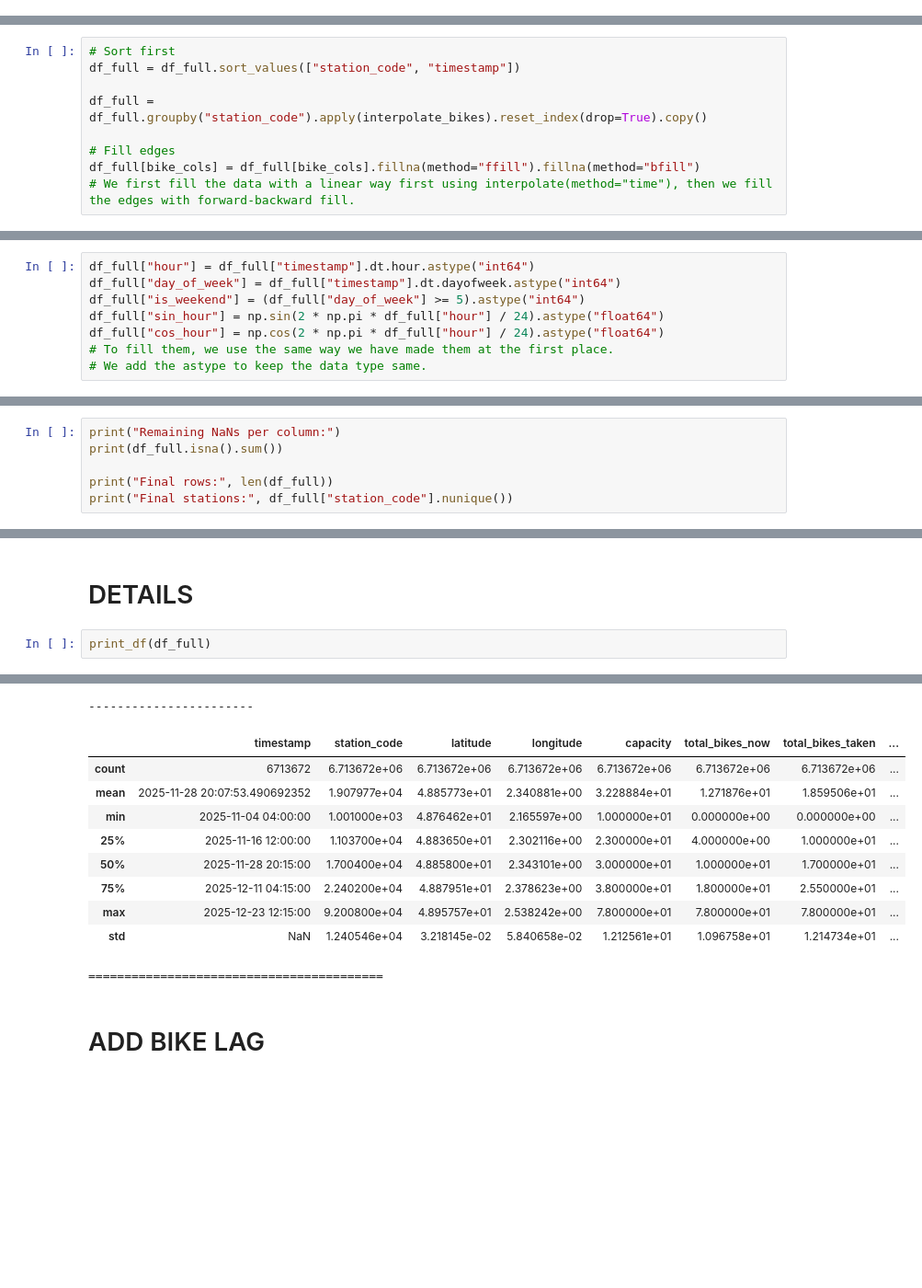
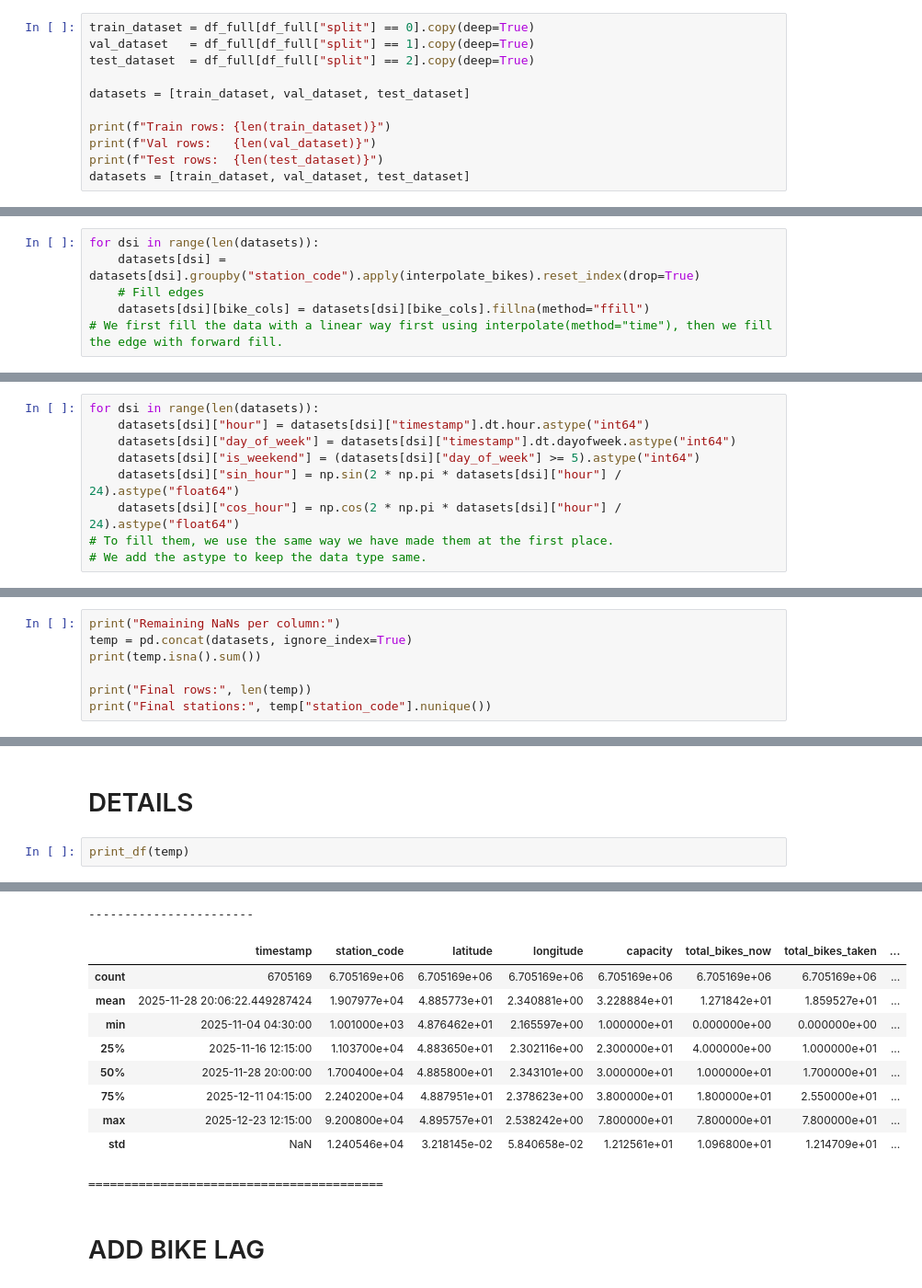
Before and after one commit to EmirhanFaruk/Projet-DALAS, a Jupyter notebook: prepare_data/prepare_data.ipynb, the cells around one changed output, grey strips where cells are left out. Shown at 92% size. Saved outputs shown, nothing was run; the diff lists cells and outputs as text; blank space fills up the shorter version.

```diff
--- a/prepare_data/prepare_data.ipynb
+++ b/prepare_data/prepare_data.ipynb
@@ -1670,0 +1696,11 @@ Added rows: 1069507
+# %%
+train_dataset = df_full[df_full["split"] == 0].copy(deep=True)
+val_dataset   = df_full[df_full["split"] == 1].copy(deep=True)
+test_dataset  = df_full[df_full["split"] == 2].copy(deep=True)
+
+datasets = [train_dataset, val_dataset, test_dataset]
+
+print(f"Train rows: {len(train_dataset)}")
+print(f"Val rows:   {len(val_dataset)}")
+print(f"Test rows:  {len(test_dataset)}")
+datasets = [train_dataset, val_dataset, test_dataset]
@@ -1749,32 +1875,31 @@ def interpolate_bikes(group):
     group[bike_cols] = group[bike_cols].interpolate(method="time")
     return group.reset_index() # To keep the dataframe same as before
 # %%
-# Sort first
-df_full = df_full.sort_values(["station_code", "timestamp"])
-
-df_full = df_full.groupby("station_code").apply(interpolate_bikes).reset_index(drop=True).copy()
-
-# Fill edges
-df_full[bike_cols] = df_full[bike_cols].fillna(method="ffill").fillna(method="bfill")
-# We first fill the data with a linear way first using interpolate(method="time"), then we fill the edges with forward-backward fill.
+for dsi in range(len(datasets)):
+    datasets[dsi] = datasets[dsi].groupby("station_code").apply(interpolate_bikes).reset_index(drop=True)
+    # Fill edges
+    datasets[dsi][bike_cols] = datasets[dsi][bike_cols].fillna(method="ffill")
+# We first fill the data with a linear way first using interpolate(method="time"), then we fill the edge with forward fill.
 # %% [markdown]
 # FILL THE REST OF THE TIME DATA
 # %%
-df_full["hour"] = df_full["timestamp"].dt.hour.astype("int64")
-df_full["day_of_week"] = df_full["timestamp"].dt.dayofweek.astype("int64")
-df_full["is_weekend"] = (df_full["day_of_week"] >= 5).astype("int64")
-df_full["sin_hour"] = np.sin(2 * np.pi * df_full["hour"] / 24).astype("float64")
-df_full["cos_hour"] = np.cos(2 * np.pi * df_full["hour"] / 24).astype("float64")
+for dsi in range(len(datasets)):
+    datasets[dsi]["hour"] = datasets[dsi]["timestamp"].dt.hour.astype("int64")
+    datasets[dsi]["day_of_week"] = datasets[dsi]["timestamp"].dt.dayofweek.astype("int64")
+    datasets[dsi]["is_weekend"] = (datasets[dsi]["day_of_week"] >= 5).astype("int64")
+    datasets[dsi]["sin_hour"] = np.sin(2 * np.pi * datasets[dsi]["hour"] / 24).astype("float64")
+    datasets[dsi]["cos_hour"] = np.cos(2 * np.pi * datasets[dsi]["hour"] / 24).astype("float64")
 # To fill them, we use the same way we have made them at the first place.
 # We add the astype to keep the data type same.
 # %% [markdown]
 # CHECK
 # %%
 print("Remaining NaNs per column:")
-print(df_full.isna().sum())
+temp = pd.concat(datasets, ignore_index=True)
+print(temp.isna().sum())
 
-print("Final rows:", len(df_full))
-print("Final stations:", df_full["station_code"].nunique())
+print("Final rows:", len(temp))
+print("Final stations:", temp["station_code"].nunique())
 # %% [output]
 Remaining NaNs per column:
 timestamp            0
@@ -1857,7 +1981,7 @@ dtype: int64
 # %% [markdown]
 # DETAILS
 # %%
-print_df(df_full)
+print_df(temp)
 # %% [output]
 =========================================
 Dataframe analysis
@@ -1892,14 +2015,14 @@ cos_hour                    float64
 dtype: object
 -----------------------
 |  | timestamp | station_code | latitude | longitude | capacity | total_bikes_now | total_bikes_taken | ... |
-| count | 6713672 | 6.713672e+06 | 6.713672e+06 | 6.713672e+06 | 6.713672e+06 | 6.713672e+06 | 6.713672e+06 | ... |
-| mean | 2025-11-28 20:07:53.490692352 | 1.907977e+04 | 4.885773e+01 | 2.340881e+00 | 3.228884e+01 | 1.271876e+01 | 1.859506e+01 | ... |
-| min | 2025-11-04 04:00:00 | 1.001000e+03 | 4.876462e+01 | 2.165597e+00 | 1.000000e+01 | 0.000000e+00 | 0.000000e+00 | ... |
-| 25% | 2025-11-16 12:00:00 | 1.103700e+04 | 4.883650e+01 | 2.302116e+00 | 2.300000e+01 | 4.000000e+00 | 1.000000e+01 | ... |
-| 50% | 2025-11-28 20:15:00 | 1.700400e+04 | 4.885800e+01 | 2.343101e+00 | 3.000000e+01 | 1.000000e+01 | 1.700000e+01 | ... |
+| count | 6705169 | 6.705169e+06 | 6.705169e+06 | 6.705169e+06 | 6.705169e+06 | 6.705169e+06 | 6.705169e+06 | ... |
+| mean | 2025-11-28 20:06:22.449287424 | 1.907977e+04 | 4.885773e+01 | 2.340881e+00 | 3.228884e+01 | 1.271842e+01 | 1.859527e+01 | ... |
+| min | 2025-11-04 04:30:00 | 1.001000e+03 | 4.876462e+01 | 2.165597e+00 | 1.000000e+01 | 0.000000e+00 | 0.000000e+00 | ... |
+| 25% | 2025-11-16 12:15:00 | 1.103700e+04 | 4.883650e+01 | 2.302116e+00 | 2.300000e+01 | 4.000000e+00 | 1.000000e+01 | ... |
+| 50% | 2025-11-28 20:00:00 | 1.700400e+04 | 4.885800e+01 | 2.343101e+00 | 3.000000e+01 | 1.000000e+01 | 1.700000e+01 | ... |
 | 75% | 2025-12-11 04:15:00 | 2.240200e+04 | 4.887951e+01 | 2.378623e+00 | 3.800000e+01 | 1.800000e+01 | 2.550000e+01 | ... |
 | max | 2025-12-23 12:15:00 | 9.200800e+04 | 4.895757e+01 | 2.538242e+00 | 7.800000e+01 | 7.800000e+01 | 7.800000e+01 | ... |
-| std | NaN | 1.240546e+04 | 3.218145e-02 | 5.840658e-02 | 1.212561e+01 | 1.096758e+01 | 1.214734e+01 | ... |
+| std | NaN | 1.240546e+04 | 3.218145e-02 | 5.840658e-02 | 1.212561e+01 | 1.096800e+01 | 1.214709e+01 | ... |
 =========================================
 # %% [markdown]
 # ADD BIKE LAG
```
Also changed, not shown: parts of 22 cells of this notebook, 11 other files.
